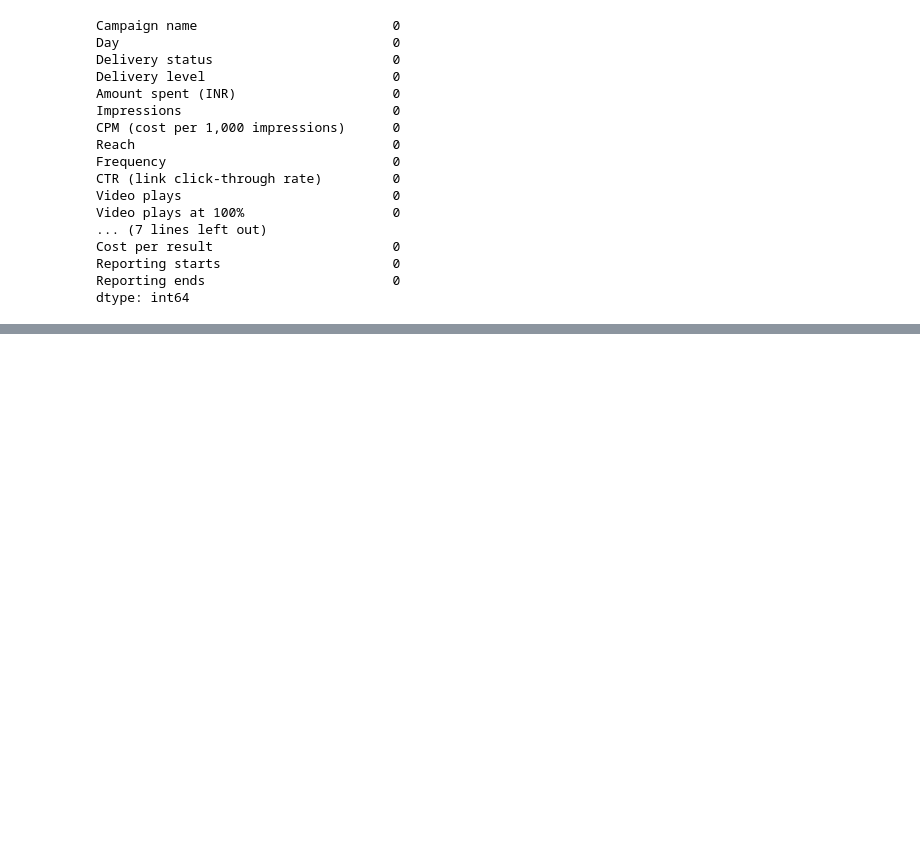
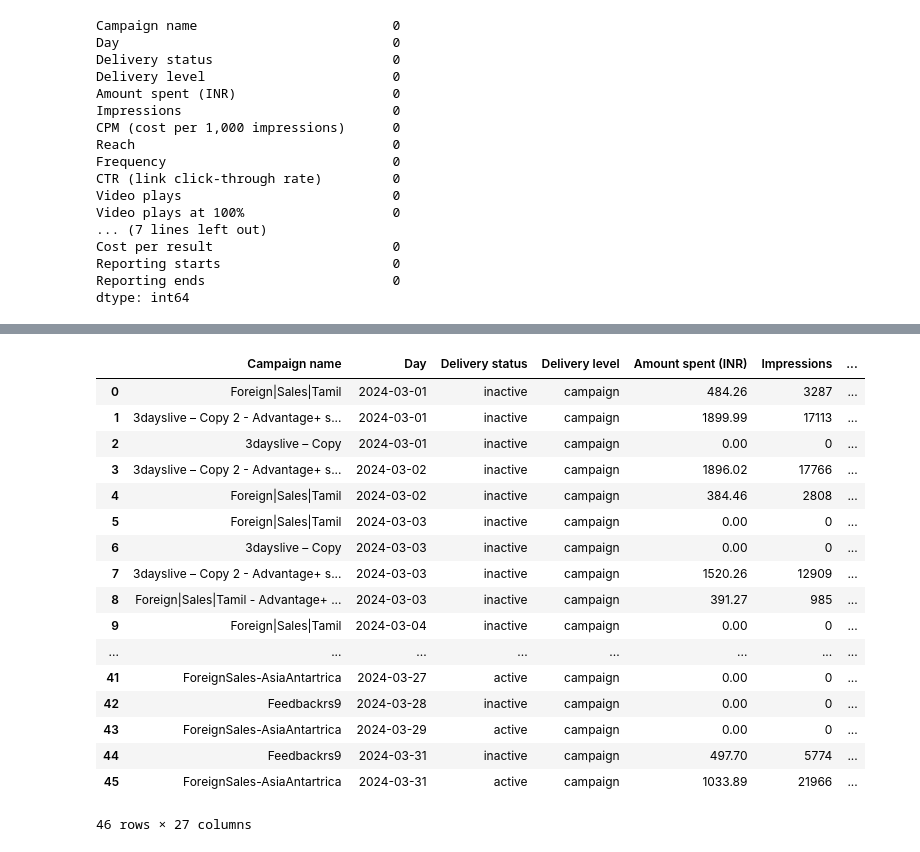
Before and after one commit to Umadevi95/FB_project, a Jupyter notebook: datascience_ project.ipynb, the cells around one changed output, grey strips where cells are left out. Drawn from its saved outputs; the diff is of its cells as text; code cells hidden in the pictures; blank space fills up the shorter version.

```diff
--- a/datascience_ project.ipynb
+++ b/datascience_ project.ipynb
@@ -123,0 +180,2 @@ df
+# %%
+dataset['LP Conversion']=dataset['Results']/dataset['Landing page views']
@@ -123,0 +202,27 @@ df
+# %%
+dataset['LP Conversion'] = dataset['LP Conversion'].replace([np.inf, -np.inf], 0)
+dataset['Cost per lead'] = dataset['Cost per lead'].replace([np.inf, -np.inf], 0)
+# %%
+dataset['LP Conversion'] = dataset['LP Conversion'].fillna(0)
+dataset['Cost per lead'] = dataset['Cost per lead'].fillna(0)
+# %%
+dataset
+# %% [output]
+|  | Campaign name | Day | Delivery status | Delivery level | Amount spent (INR) | Impressions | ... |
+| 0 | Foreign|Sales|Tamil | 2024-03-01 | inactive | campaign | 484.26 | 3287 | ... |
+| 1 | 3dayslive – Copy 2 - Advantage+ s... | 2024-03-01 | inactive | campaign | 1899.99 | 17113 | ... |
+| 2 | 3dayslive – Copy | 2024-03-01 | inactive | campaign | 0.00 | 0 | ... |
+| 3 | 3dayslive – Copy 2 - Advantage+ s... | 2024-03-02 | inactive | campaign | 1896.02 | 17766 | ... |
+| 4 | Foreign|Sales|Tamil | 2024-03-02 | inactive | campaign | 384.46 | 2808 | ... |
+| 5 | Foreign|Sales|Tamil | 2024-03-03 | inactive | campaign | 0.00 | 0 | ... |
+| 6 | 3dayslive – Copy | 2024-03-03 | inactive | campaign | 0.00 | 0 | ... |
+| 7 | 3dayslive – Copy 2 - Advantage+ s... | 2024-03-03 | inactive | campaign | 1520.26 | 12909 | ... |
+| 8 | Foreign|Sales|Tamil - Advantage+ ... | 2024-03-03 | inactive | campaign | 391.27 | 985 | ... |
+| 9 | Foreign|Sales|Tamil | 2024-03-04 | inactive | campaign | 0.00 | 0 | ... |
+| ... | ... | ... | ... | ... | ... | ... | ... |
+| 41 | ForeignSales-AsiaAntartrica | 2024-03-27 | active | campaign | 0.00 | 0 | ... |
+| 42 | Feedbackrs9 | 2024-03-28 | inactive | campaign | 0.00 | 0 | ... |
+| 43 | ForeignSales-AsiaAntartrica | 2024-03-29 | active | campaign | 0.00 | 0 | ... |
+| 44 | Feedbackrs9 | 2024-03-31 | inactive | campaign | 497.70 | 5774 | ... |
+| 45 | ForeignSales-AsiaAntartrica | 2024-03-31 | active | campaign | 1033.89 | 21966 | ... |
+46 rows × 27 columns
```
Also changed, not shown: parts of 19 cells of this notebook.
